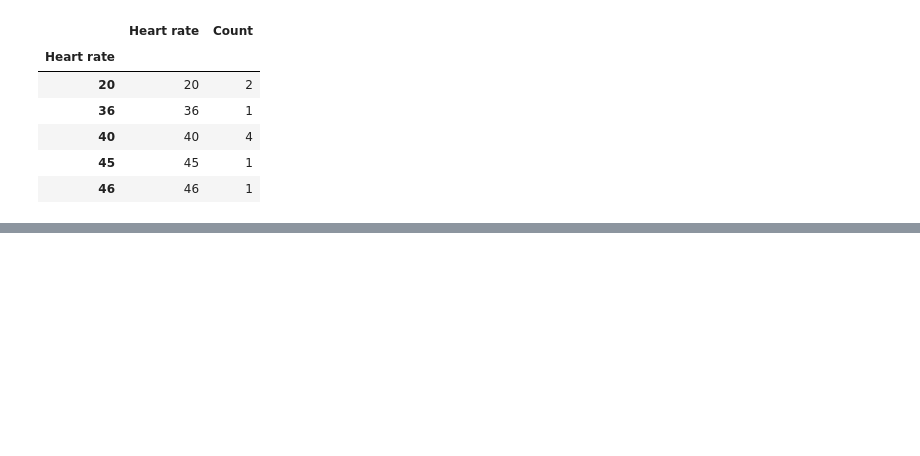
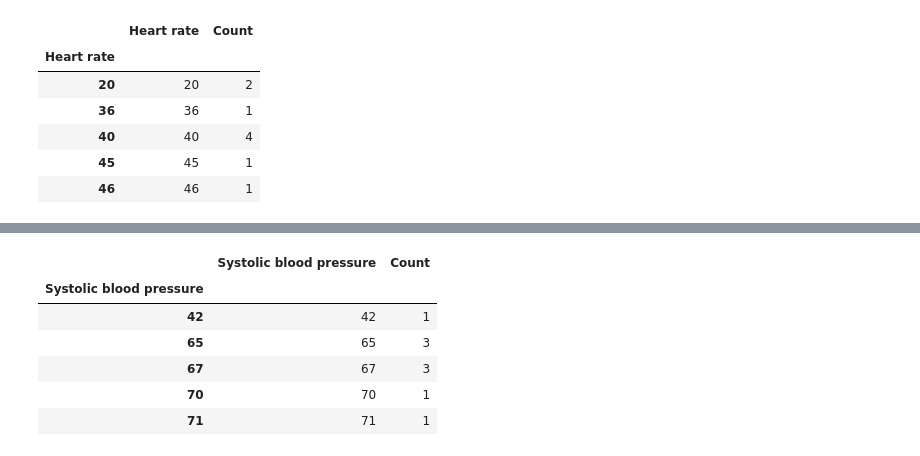
Before and after one commit to chiaki-tachikawa/ML-projects, a Jupyter notebook: HeartAttack.ipynb, the cells around one changed output, grey strips where cells are left out. Saved outputs shown, nothing was run; the diff lists cells and outputs as text; code cells hidden in the pictures; blank space fills up the shorter version.

```diff
--- a/HeartAttack.ipynb
+++ b/HeartAttack.ipynb
@@ -92,0 +107,16 @@ Name: count, Length: 78, dtype: int64
+# %%
+#Blood pressure df
+blood_pressure_df = pd.DataFrame({
+    "Systolic blood pressure": data["Systolic blood pressure"].unique(),
+    "Count": data["Systolic blood pressure"].value_counts().reindex(data["Systolic blood pressure"].unique())
+})
+blood_pressure_df.sort_index(inplace=True)
+blood_pressure_df.head()
+# %% [output]
+|  | Systolic blood pressure | Count |
+| Systolic blood pressure |  |  |
+| 42 | 42 | 1 |
+| 65 | 65 | 3 |
+| 67 | 67 | 3 |
+| 70 | 70 | 1 |
+| 71 | 71 | 1 |
```
Also changed, not shown: parts of 6 cells of this notebook.
